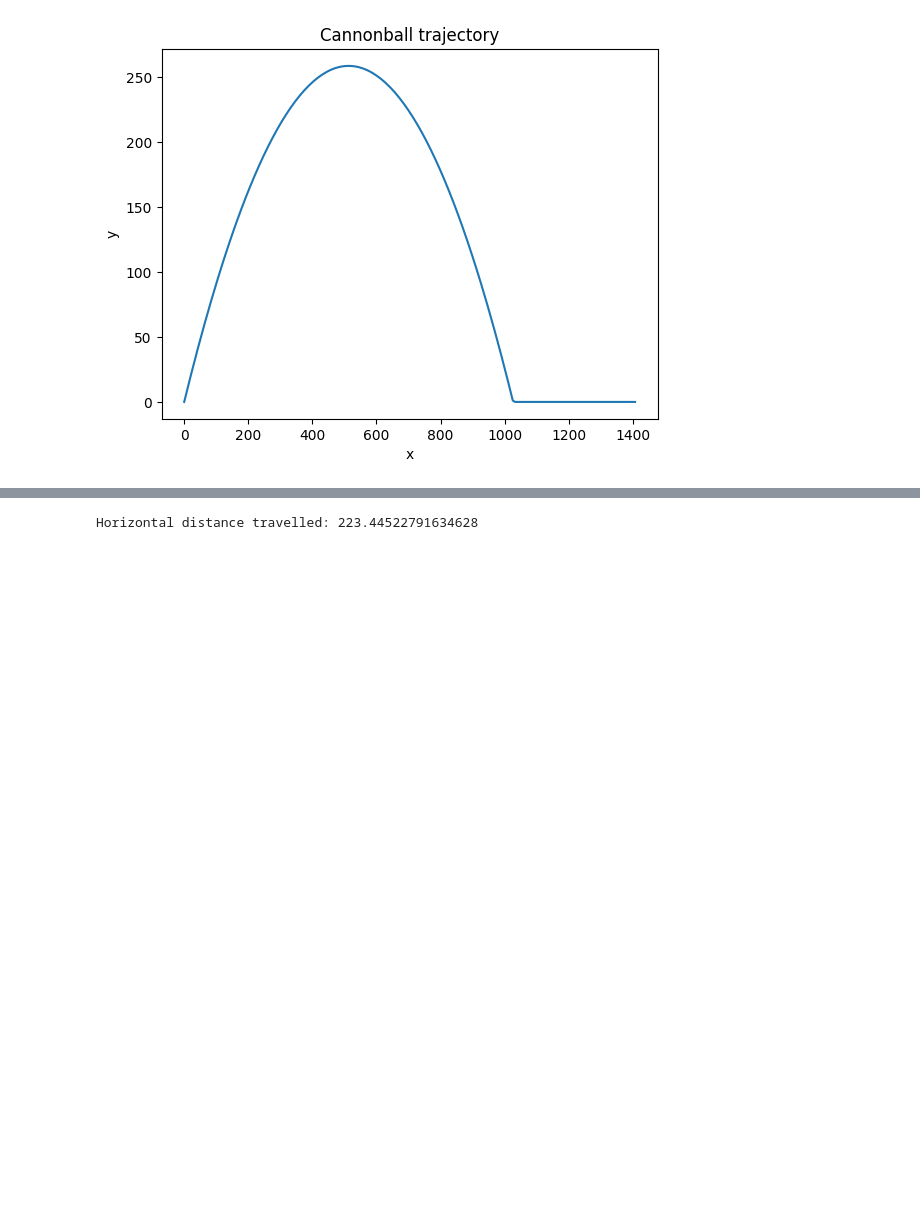
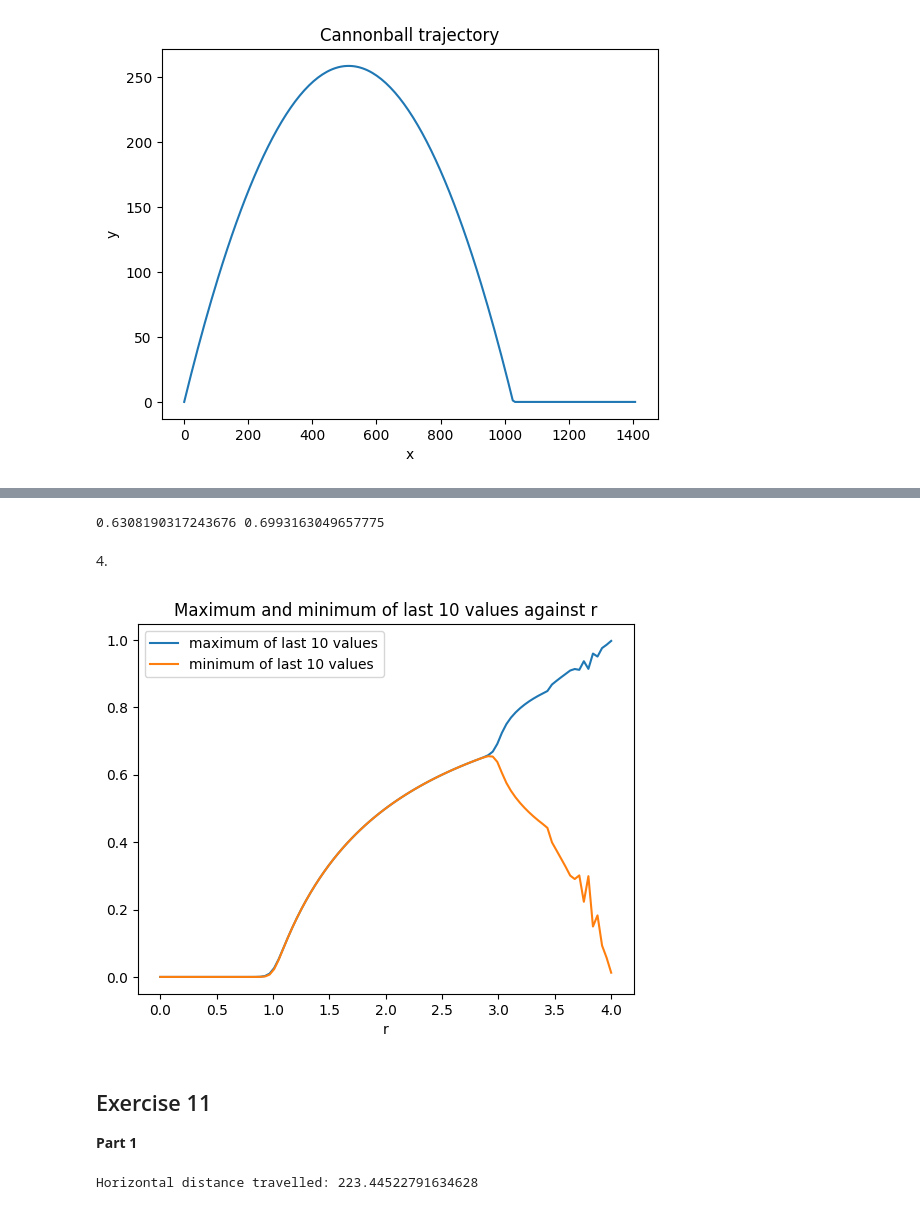
Before and after one commit to UCLNatSci/2025, a Jupyter notebook: NSCI0036/html/_sources/chapter_2/workshop_solutions.ipynb, the cells around one changed output, grey strips where cells are left out. Cells and saved outputs as stored; diff of their text form; code cells hidden in the pictures; blank space fills up the shorter version.

```diff
--- a/NSCI0036/html/_sources/chapter_2/workshop_solutions.ipynb
+++ b/NSCI0036/html/_sources/chapter_2/workshop_solutions.ipynb
@@ -264,3 +292,46 @@ See separate document.
+# %%
+print(np.min(x[-10:]), np.max(x[-10:]))
+# %% [output]
+0.6308190317243676 0.6993163049657775
+# %% [markdown]
+4\.
+# %%
+import matplotlib.pyplot as plt
+
+
+N = 100 # number of values of r
+r_array = np.linspace(0, 4, N) # Array to store values of r
+maxval = np.zeros(N) # array to store maximum values
+minval = np.zeros(N) # array to store minimum values
+
+n = 50
+
+# Run the simulation once for each value of r
+for j in range(N):
+    r = r_array[j]
+    x = np.zeros(n)
+    x[0] = 0.2
+
+    for i in range(n-1):
+        x[i+1] = r*x[i]*(1-x[i])
+
+    maxval[j] = np.max(x[-10:])
+    minval[j] = np.min(x[-10:])
+
+plt.xlabel("r")
+
+plt.plot(r_array, maxval, label="maximum of last 10 values")
+plt.plot(r_array, minval, label="minimum of last 10 values")
+
+plt.legend();
+
+plt.title("Maximum and minimum of last 10 values against r");
+# %% [output]
+[figure, added]
+# %% [markdown]
+## Exercise 11
+
+**Part 1**
 # %%
 import numpy as np
 import matplotlib.pyplot as plt
```
Also changed, not shown: parts of 3 cells of this notebook, 25 other files.
